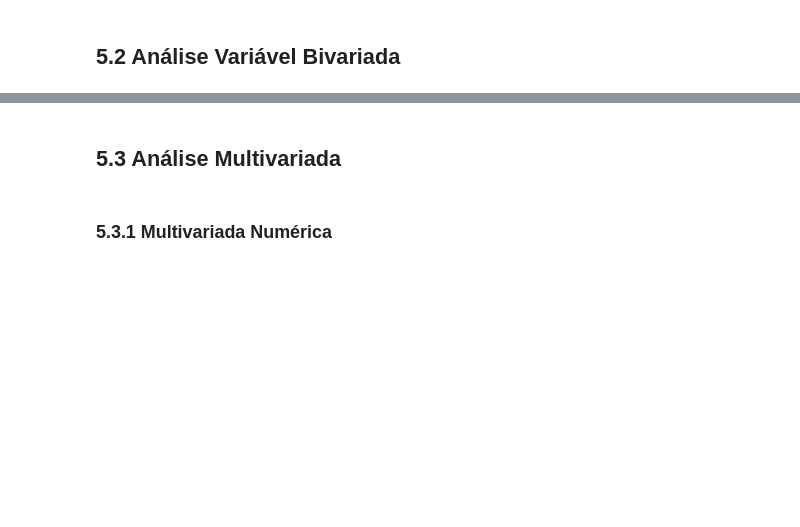
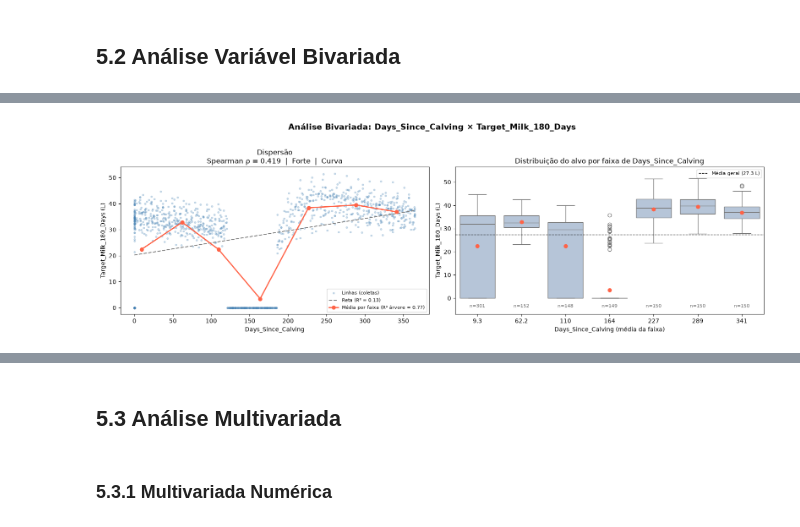
Before and after one commit to lucasffreitasds/projeto_milk_predict_180, a Jupyter notebook: projeto_milk_predict_180.ipynb, the cells around one changed output, grey strips where cells are left out. Cells and saved outputs as stored; diff of their text form; code cells hidden in the pictures; blank space fills up the shorter version.

Commit message:
analise bivarada num feita

```diff
--- a/projeto_milk_predict_180.ipynb
+++ b/projeto_milk_predict_180.ipynb
@@ -779,0 +1159,95 @@ Redundância não atrapalha um modelo de árvores na previsão, mas divide a imp
+# %%
+# ==================================================================
+# PARTE 1 — Configuração (reaproveita a tabela da univariada)
+# ==================================================================
+
+media_geral  = df_train[TARGET].mean()
+cols_detalhe = tabela.loc[tabela['Força'] != '🔴 Fraca', 'Feature'].tolist() #seleciona as colunas fortes/moderadas
+
+for col in cols_detalhe:
+    info  = tabela.set_index('Feature').loc[col] #puxa as infos da tabela criada na analise univariada
+    dados = df_train[[col, TARGET]].dropna().copy()
+
+    #===================================================================
+    # --- Faixas: valores próprios (discreta) ou quantis (contínua) ---
+    #===================================================================
+
+    if dados[col].nunique() <= 10:
+        dados['faixa'] = dados[col].astype('category') #converte uma coluna object (nomes) para category (0, 1, 3...)
+    else:
+        dados['faixa'] = pd.qcut(dados[col], q=8, duplicates='drop')
+
+    resumo = (
+        dados.groupby('faixa', observed=True)
+        .agg(x_medio=(col, 'mean'), alvo_medio=(TARGET, 'mean'), N=(TARGET, 'size'))
+    )
+    rotulos = [f'{v:.0f}' if abs(v) >= 100 else f'{v:.1f}' for v in resumo['x_medio']]
+
+    #============================================================
+    # --- Reta ajustada (o que o R² Linear enxerga) ---
+    #============================================================
+
+    b, a = np.polyfit(dados[col], dados[TARGET], 1)
+    xs   = np.array([dados[col].min(), dados[col].max()])
+
+    #============================================================
+    # --- Plots --- Estrutura
+    #============================================================
+
+    fig, axes = plt.subplots(1, 2, figsize=(16, 5))
+    fig.suptitle(f'Análise Bivariada: {col} × {TARGET}',
+                 fontsize=14, fontweight='bold', y=1.02)
+
+    #============================================================
+    # ── Plot 1: Dispersão + reta + média por faixa ────────────
+    #============================================================
+
+    axes[0].scatter(dados[col], dados[TARGET], s=8, alpha=0.25,
+                    color='steelblue', label='Linhas (coletas)')
+    axes[0].plot(xs, a + b * xs, linestyle='--', color='gray',
+                 label=f'Reta (R² = {info["R² Linear"]:.2f})')
+    axes[0].plot(resumo['x_medio'], resumo['alvo_medio'], marker='o', color='tomato', lw=2,
+                 label=f'Média por faixa (R² árvore = {info["R² Árvore"]:.2f})')
+
+    axes[0].set_title(f'Dispersão\nSpearman ρ = {info["Spearman ρ"]:.3f}  |  '
+                      f'{info["Força"][2:]}  |  {info["Formato"]}')
+    axes[0].set_xlabel(col)
+    axes[0].set_ylabel(f'{TARGET} (L)')
+    axes[0].legend(fontsize=8)
+
+    #============================================================
+    # ── Plot 2: Boxplot do alvo por faixa ────────────
+    #============================================================
+
+    sns.boxplot(x=dados['faixa'].cat.codes, y=dados[TARGET], ax=axes[1],
+                color='lightsteelblue', showmeans=True,
+                meanprops=dict(marker='o', markerfacecolor='tomato', markeredgecolor='tomato'))
+    axes[1].axhline(media_geral, color='black', linestyle='--', linewidth=1,
+                    label=f'Média geral ({media_geral:.1f} L)')
+
+    for i, n in enumerate(resumo['N']):
+        axes[1].text(i, -4, f'n={n}', ha='center', fontsize=8, color='dimgray')
+
+    axes[1].set_xticks(range(len(rotulos)))
+    axes[1].set_xticklabels(rotulos)
+    axes[1].set_ylim(-7, dados[TARGET].max() + 5)
+    axes[1].set_title(f'Distribuição do alvo por faixa de {col}')
+    axes[1].set_xlabel(f'{col} (média da faixa)')
+    axes[1].set_ylabel(f'{TARGET} (L)')
+    axes[1].legend(fontsize=8, loc='upper right')
+
+    plt.tight_layout()
+    plt.show()
+    plt.close(fig)
+
+    #============================================================
+    # --- Resumo textual ---
+    #============================================================
+
+    print(f"{'─'*70}")
+    print(f"  {col}")
+    print(f"  ρ={info['Spearman ρ']:.3f}  |  R² Linear={info['R² Linear']:.3f}  |  "
+          f"R² Árvore={info['R² Árvore']:.3f}  |  {info['Força']}  |  {info['Formato']}")
+    print(f"{'─'*70}\n")
+# %% [output]
+[figure, added]
```
Also changed, not shown: parts of 9 cells of this notebook.
